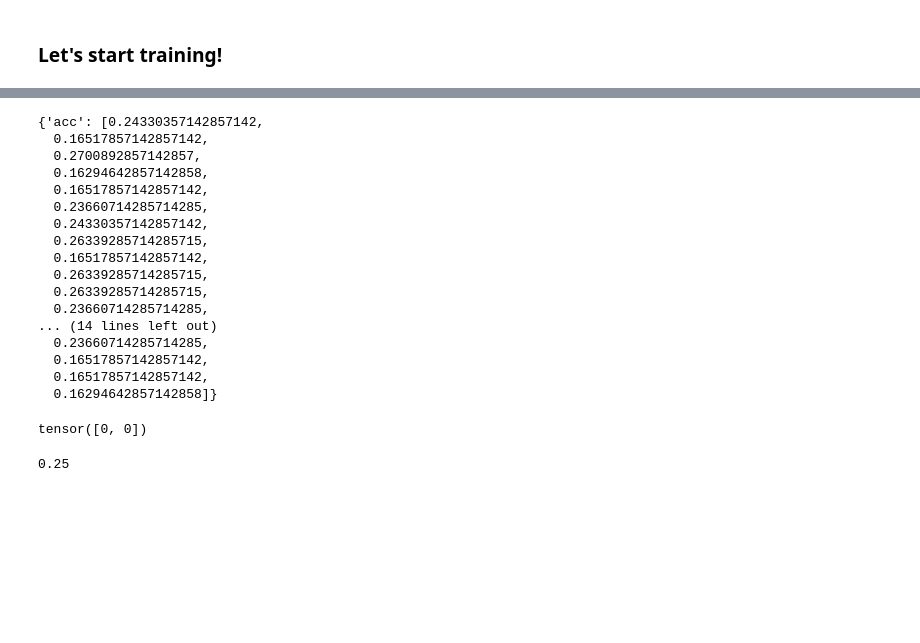
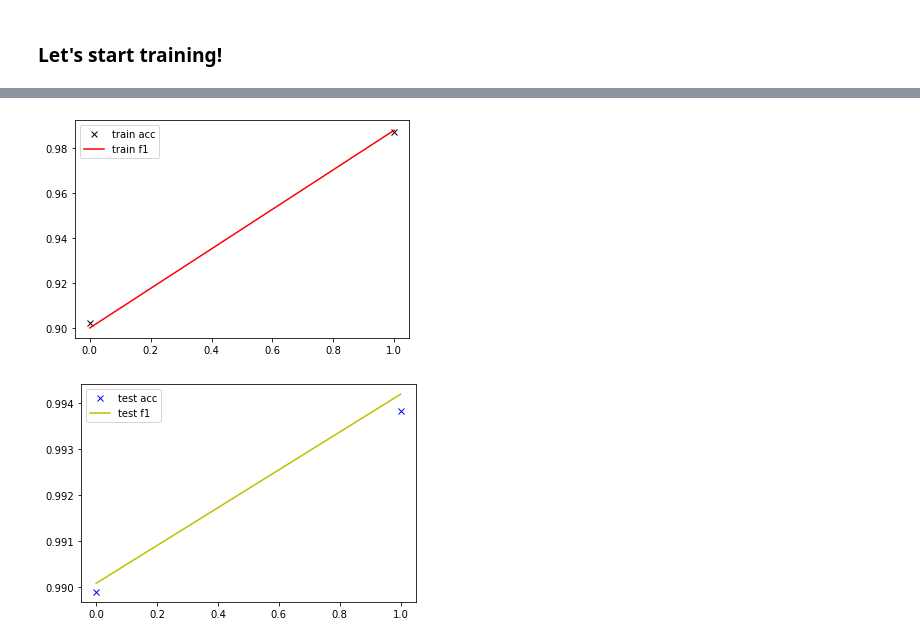
Before and after one commit to zabir-nabil/pytorch-nlp, a Jupyter notebook: bert-article-classification.ipynb, the cells around one changed output, grey strips where cells are left out. Cells and saved outputs as stored; diff of their text form; code cells hidden in the pictures; blank space fills up the shorter version.

```diff
--- a/bert-article-classification.ipynb
+++ b/bert-article-classification.ipynb
@@ -289,7 +249,7 @@ class BBCArticleDataset(Dataset):
         if self.train:
             return token, mask, ohe
         else:
-            return token, ohe # no mask needed
+            return token, mask, ohe # no mask needed
 # %%
 class_id = {'business' : 0, 'entertainment' : 1,
            'politics' : 2, 'sport' : 3,
@@ -342,14 +330,7 @@ torch.Size([4])
 # %%
-device = torch.device("cuda" if torch.cuda.is_available() else "cpu") # cuda for gpu acceleration
+# training epochs
 
-# optimizer
-
-optimizer = torch.optim.Adam(bertclassifier.parameters(), lr=0.001)
-
-
-epochs = 15
-
-bertclassifier.to(device) # taking the model to gpu if possible
+epochs = 2
 
 # metrics
 
@@ -382,20 +363,25 @@ for e in tqdm_notebook(range(epochs)):
 
         optimizer.zero_grad()
 
-        loss, y_pred = bertclassifier(X, X_mask, y)
+        loss, y_pred = bertclassifier(X, attention_mask = X_mask, labels = y)
 
         train_loss += loss.item()
         loss.backward()
+
+        torch.nn.utils.clip_grad_norm_(bertclassifier.parameters(), 1.0)
+
         optimizer.step()
 
         y_pred = torch.argmax(y_pred, dim = -1)
 
         # update metrics
         train_acc += accuracy_score(y.cpu().detach().numpy(), y_pred.cpu().detach().numpy())
-        train_f1 += f1_score(y.cpu().detach().numpy(), y_pred.cpu().detach().numpy(), average = 'micro')
+        train_f1 += f1_score(y.cpu().detach().numpy(), y_pred.cpu().detach().numpy(), average = 'weighted')
         batch_cnt += 1
 
     print(f'train loss: {train_loss/batch_cnt}')
+    print(f'acc: {train_acc/batch_cnt}')
+    print(f'f1: {train_f1/batch_cnt}')
     train_losses.append(train_loss/batch_cnt)
     train_metrics['acc'].append(train_acc/batch_cnt)
     train_metrics['f1'].append(train_f1/batch_cnt)
@@ -408,22 +394,25 @@ for e in tqdm_notebook(range(epochs)):
 
     bertclassifier.eval()
     with torch.no_grad():
-        for i_batch, (X, y) in enumerate(bbc_dataloader_test):
+        for i_batch, (X, X_mask, y) in enumerate(bbc_dataloader_train):
             X = X.to(device)
+            X_mask = X_mask.to(device)
             y = y.to(device)
 
-            y_pred = bertclassifier(X) # in eval model we get the softmax output so, don't need to index
+            y_pred = bertclassifier(X, attention_mask = X_mask, labels = y)[1] # in eval model we get the softmax output so, don't need to index
 
 
             y_pred = torch.argmax(y_pred, dim = -1)
 
             # update metrics
             test_acc += accuracy_score(y.cpu().detach().numpy(), y_pred.cpu().detach().numpy())
-            test_f1 += f1_score(y.cpu().detach().numpy(), y_pred.cpu().detach().numpy(), average = 'micro')
+            test_f1 += f1_score(y.cpu().detach().numpy(), y_pred.cpu().detach().numpy(), average = 'weighted')
             batch_cnt += 1
 
     test_metrics['acc'].append(test_acc/batch_cnt)
     test_metrics['f1'].append(test_f1/batch_cnt)
+    print(f'test acc: {test_acc/batch_cnt}')
+    print(f'test f1: {test_f1/batch_cnt}')
 # %% [output]
 Please use `tqdm.notebook.tqdm` instead of `tqdm.tqdm_notebook`
 epoch: 1
@@ -468,26 +431,0 @@ train_metrics
-# %%
-test_metrics
-# %% [output]
-{'acc': [0.24330357142857142,
-  0.16517857142857142,
-  0.2700892857142857,
-  0.16294642857142858,
-  0.16517857142857142,
-  0.23660714285714285,
-  0.24330357142857142,
-  0.26339285714285715,
-  0.16517857142857142,
-  0.26339285714285715,
-  0.26339285714285715,
-  0.23660714285714285,
-... (14 lines left out)
-  0.23660714285714285,
-  0.16517857142857142,
-  0.16517857142857142,
-  0.16294642857142858]}
-# %%
-idx = 0
-for name, param in bertclassifier.named_parameters():
-    print(name)
-# %% [output]
-tensor([0, 0])
@@ -496,4 +432,16 @@ import tqdm
-# %%
-recall_score(a, b, average = 'micro')
-# %% [output]
-0.25
+# %%
+# plotting the result
+
+import matplotlib.pyplot as plt
+
+plt.plot(train_metrics['acc'], 'kx')
+plt.plot(train_metrics['f1'], 'r')
+plt.legend(['train acc', 'train f1'])
+plt.show()
+plt.plot(test_metrics['acc'], 'bx')
+plt.plot(test_metrics['f1'], 'y')
+plt.legend(['test acc', 'test f1'])
+plt.show()
+# %% [output]
+[figure, added]
+[figure, added]
```
Also changed, not shown: parts of 19 cells of this notebook, 1 other file.
